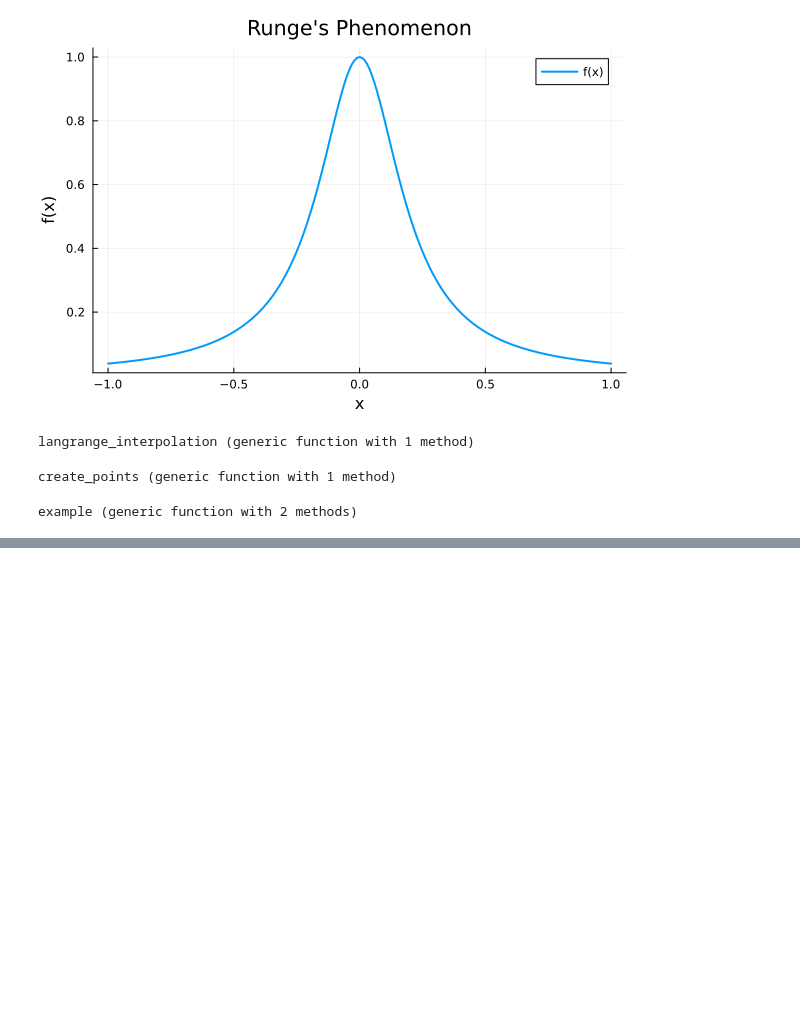
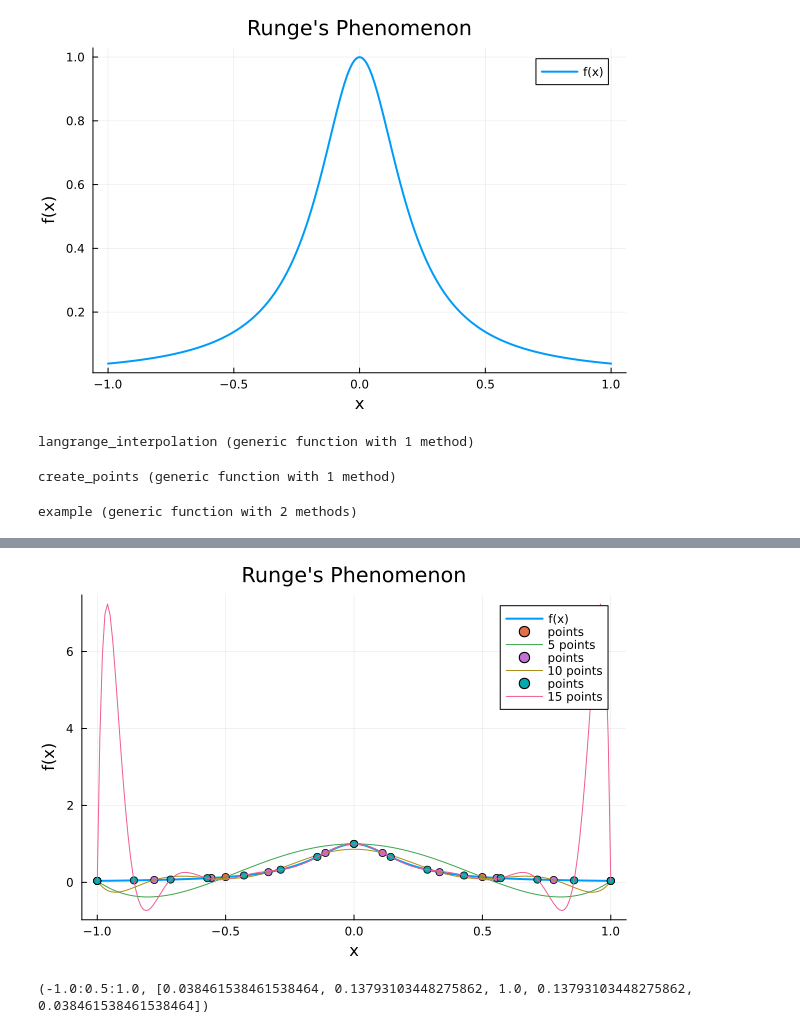
Before and after one commit to whoamisafal/spline_interpolation, a Jupyter notebook: runge_phenomenon.ipynb, the cells around one changed output, grey strips where cells are left out. Saved outputs shown, nothing was run; the diff lists cells and outputs as text; code cells hidden in the pictures; blank space fills up the shorter version.

```diff
--- a/runge_phenomenon.ipynb
+++ b/runge_phenomenon.ipynb
@@ -78,0 +79,8 @@ example(10)
+# %%
+example(15)
+# %% [output]
+[figure, added]
+# %%
+create_points(f, -1, 1, 5)
+# %% [output]
+(-1.0:0.5:1.0, [0.038461538461538464, 0.13793103448275862, 1.0, 0.13793103448275862, 0.038461538461538464])
```
Also changed, not shown: parts of 1 cell of this notebook, 5 other files.
